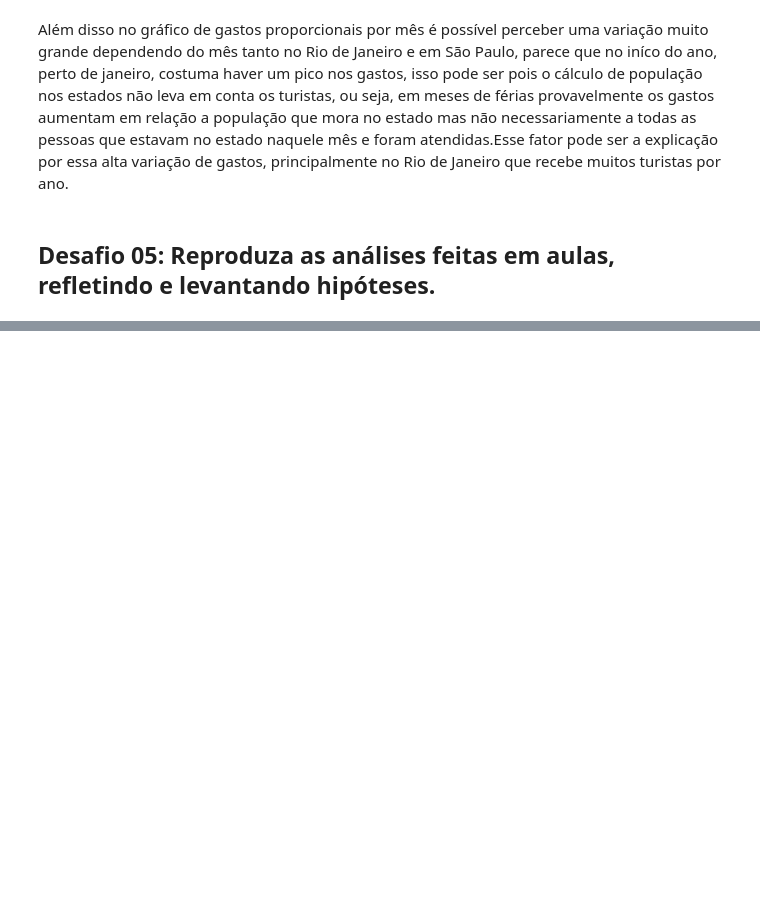
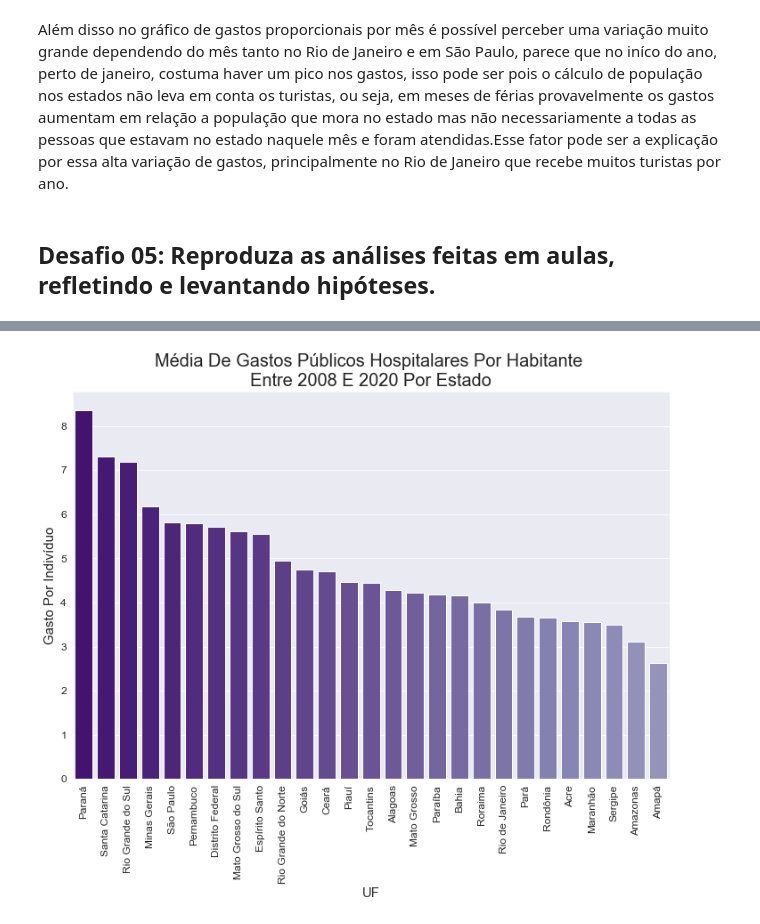
Before and after one commit to PedroHCAlmeida/Bootcamp_alura, a Jupyter notebook: Modulo_1/notebooks/Aula_5.ipynb, the cells around one changed output, grey strips where cells are left out. Saved outputs shown, nothing was run; the diff lists cells and outputs as text; code cells hidden in the pictures; blank space fills up the shorter version.

```diff
--- a/Modulo_1/notebooks/Aula_5.ipynb
+++ b/Modulo_1/notebooks/Aula_5.ipynb
@@ -399,0 +433,7 @@ Além disso no gráfico de gastos proporcionais por mês é possível perceber u
+# %%
+gasto_pop = ordenado.drop(columns=ordenado.columns[-1:-5:-1])
+# %%
+for i in gasto_pop.index:
+    for col in gasto_pop.columns:
+        ano = int(col[:4])
+        gasto_pop.loc[i,col] = gasto_pop.loc[i,col] / dados_pop.loc[i,ano]
@@ -399,0 +464,5 @@ Além disso no gráfico de gastos proporcionais por mês é possível perceber u
+# %%
+media_gasto_pop = gasto_pop.mean(axis=1)
+# %%
+media_gasto_pop = media_gasto_pop.sort_values(ascending=False)
+media_gasto_pop
@@ -399,0 +487,24 @@ Além disso no gráfico de gastos proporcionais por mês é possível perceber u
+# %%
+#Criando figura e eixos
+fig, ax = plt.subplots(figsize=(12,8))
+
+#Mudando o estilo de fundo
+sns.set_style('darkgrid')
+
+#Criando uma palheta de cores
+sns.set_palette(list(reversed(sns.color_palette('Purples', 60))))
+
+#Criando o gráfico
+sns.barplot(media_gasto_pop.index, media_gasto_pop.values)
+
+#Plotando as legendas e mudando o tamanho das fontes
+plt.title('Média De Gastos Públicos Hospitalares Por Habitante \nEntre 2008 E 2020 Por Estado', fontsize=20)
+plt.xlabel('UF', fontsize=15)
+plt.ylabel('Gasto Por Indivíduo', fontsize=15)
+plt.yticks(fontsize=12)
+plt.xticks(fontsize=12, rotation=90)
+
+#Mostrando o gráfico
+plt.show()
+# %% [output]
+[figure, added]
```
Also changed, not shown: parts of 15 cells of this notebook, 1 other file.
